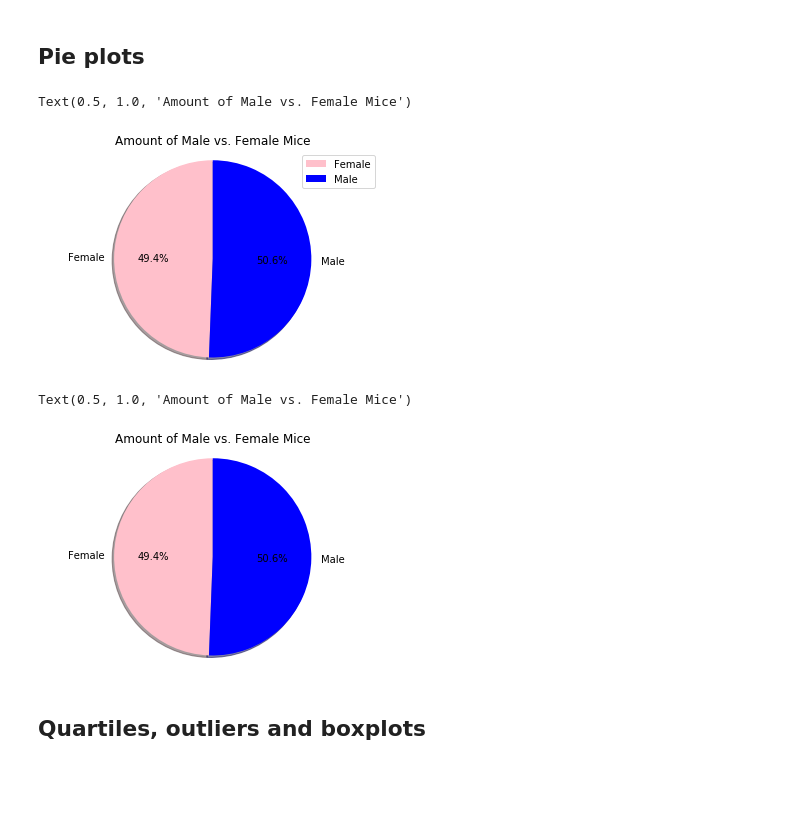
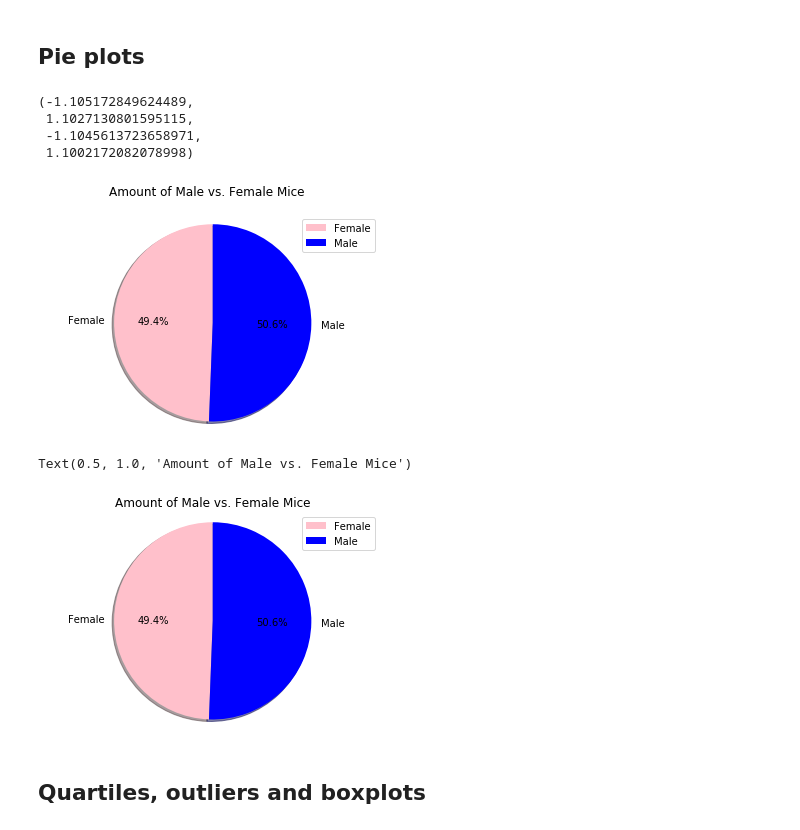
Before and after one commit to arimont123/Matplotlib-Homework, a Jupyter notebook: Pymaceuticals/Final_Script.ipynb, the cells around one changed output. Cells and saved outputs as stored; diff of their text form; code cells hidden in the pictures; blank space fills up the shorter version.

```diff
--- a/Pymaceuticals/Final_Script.ipynb
+++ b/Pymaceuticals/Final_Script.ipynb
@@ -98,26 +97,27 @@ Text(0, 0.5, 'Count of Each Treatment')
 # %%
 # Generate a pie plot showing the distribution of female versus male mice using pandas
 #Count number of female and male mice in the dataset
 female = summ_df.loc[summ_df["Sex"]=="Female"]
 fem_count = female["Sex"].count()
 male = summ_df.loc[summ_df["Sex"]=="Male"]
 male_count = male["Sex"].count()
 #Generate labels
 gender = ["Female","Male"]
 #Generate data
 gender_count = [fem_count, male_count]
 colors= ["pink", "blue"]
 #Plot pie chart using pandas
 genders_df = pd.DataFrame({"": [fem_count,male_count]}, index = gender)
 
 plot = genders_df.plot.pie(subplots = True, labels=gender, colors=colors,
-        autopct="%1.1f%%", shadow=True, startangle=90)
-
+        autopct="%1.1f%%", shadow=True, startangle=90,title = "Amount of Male vs. Female Mice")
 plt.axis("equal")
-plt.title("Amount of Male vs. Female Mice")
 # %% [output]
-Text(0.5, 1.0, 'Amount of Male vs. Female Mice')
+(-1.105172849624489,
+ 1.1027130801595115,
+ -1.1045613723658971,
+ 1.1002172082078998)
-[figure, old version]
+[figure, new version]
 # %%
 # Generate a pie plot showing the distribution of female versus male mice using pyplot
 female = summ_df.loc[summ_df["Sex"]=="Female"]
@@ -131,11 +131,12 @@ colors= ["pink", "blue"]
 
 plt.pie(gender_count, labels=gender, colors=colors,
         autopct="%1.1f%%", shadow=True, startangle=90)
+plt.legend(gender)
 plt.axis("equal")
 plt.title("Amount of Male vs. Female Mice")
 # %% [output]
 Text(0.5, 1.0, 'Amount of Male vs. Female Mice')
-[figure, old version]
+[figure, new version]
 # %% [markdown]
 ## Quartiles, outliers and boxplots
 # %%
```
Also changed, not shown: parts of 3 cells of this notebook.
